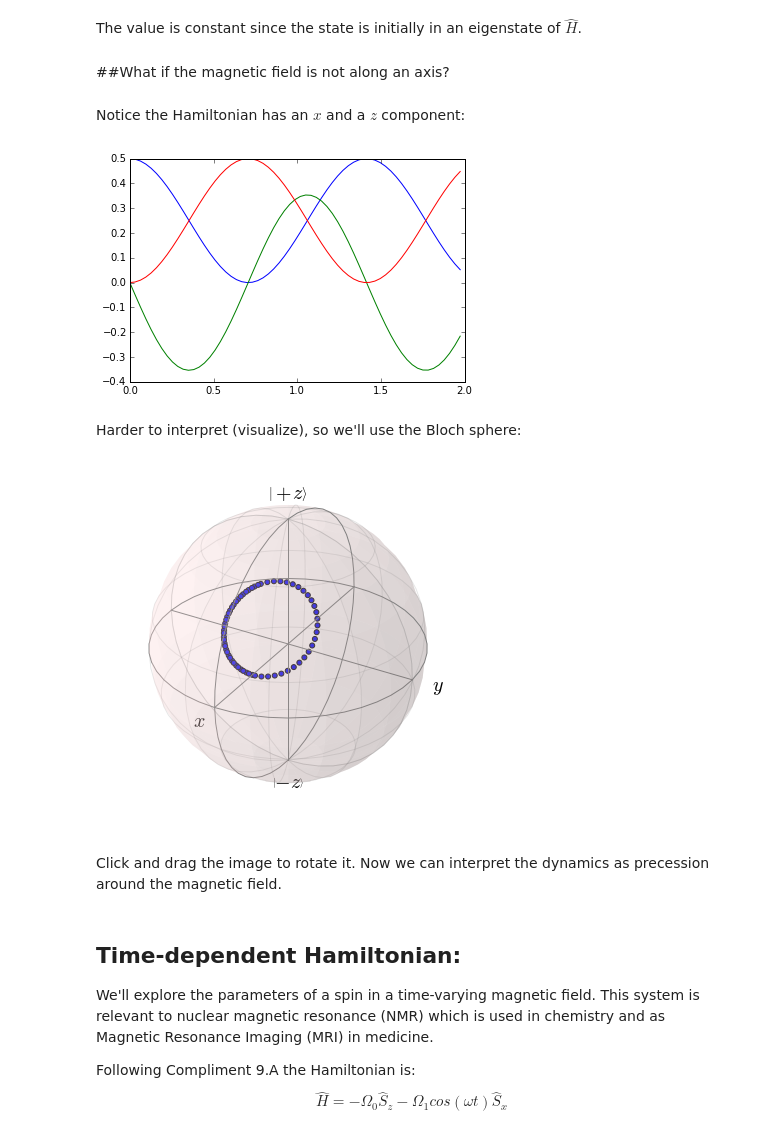
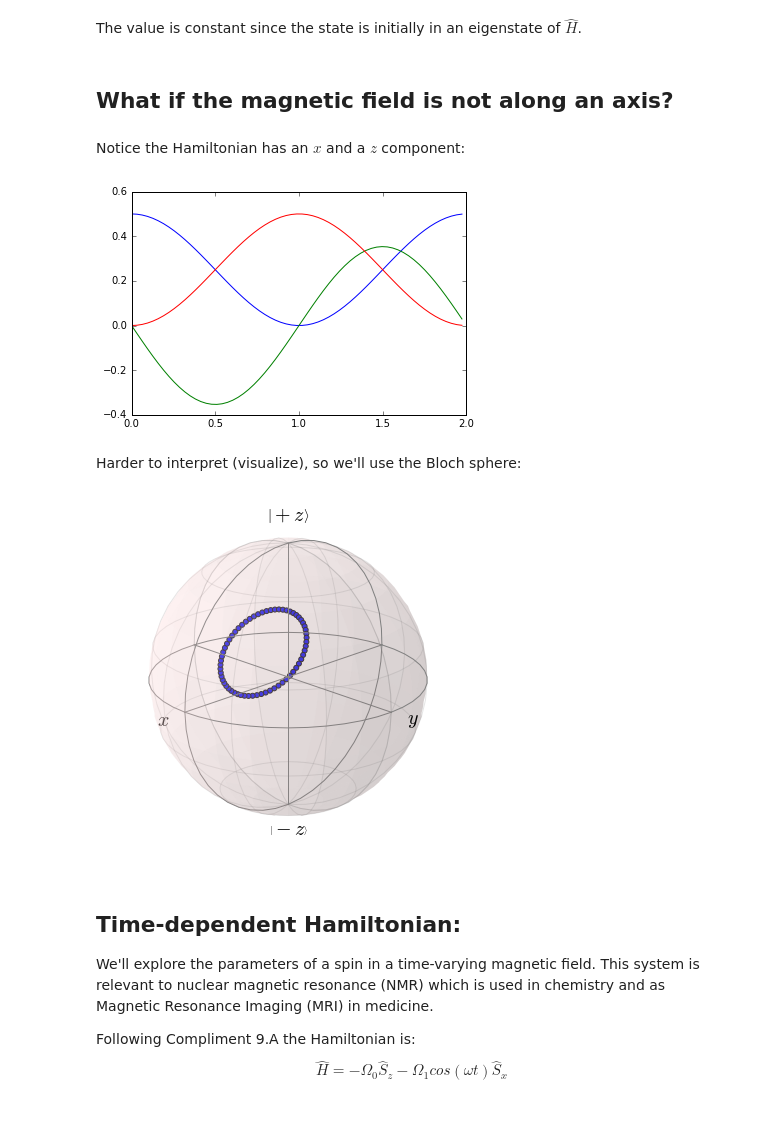
Before and after one commit to amcdawes/QMlabs, a Jupyter notebook: Lab 7 - Time Evolution.ipynb, the cells around one changed output. Drawn from its saved outputs; the diff is of its cells as text; code cells hidden in the pictures.

```diff
--- a/Lab 7 - Time Evolution.ipynb
+++ b/Lab 7 - Time Evolution.ipynb
@@ -62,12 +62,12 @@ plt.plot(result3.times,result3.expect[0])
 # %% [markdown]
 The value is constant since the state is initially in an eigenstate of $\hat{H}$.
 # %% [markdown]
-##What if the magnetic field is not along an axis?
+## What if the magnetic field is not along an axis?
 # %% [markdown]
 Notice the Hamiltonian has an $x$ and a $z$ component:
 # %%
 omega=2
-H = -omega*(Sz + Sx)
+H = -omega/sqrt(2)*(Sz + Sx)
 t = arange(0,2*pi/omega,0.05)
 # %%
 result4 = sesolve(H, px, t, [Sx, Sy, Sz])
@@ -75,7 +75,7 @@ result4 = sesolve(H, px, t, [Sx, Sy, Sz])
 for r in result4.expect:
     plt.plot(result4.times*omega/pi, r)
 # %% [output]
-[figure, old version]
+[figure, new version]
 # %% [markdown]
 Harder to interpret (visualize), so we'll use the Bloch sphere:
 # %%
@@ -83,12 +83,11 @@ sx, sy, sz = result4.expect
 # %%
 b = Bloch()
 b.add_points([sx,sy,sz])
 b.zlabel = ['$\\left|+z\\right>$', '$\\left|-z\\right>$']
+b.view = [-45,20]
 b.show()
 # %% [output]
-[figure, old version]
+[figure, new version]
-# %% [markdown]
-Click and drag the image to rotate it. Now we can interpret the dynamics as precession around the magnetic field.
 # %% [markdown]
 ## Time-dependent Hamiltonian:
 We'll explore the parameters of a spin in a time-varying magnetic field. This system is relevant to nuclear magnetic resonance (NMR) which is used in chemistry and as Magnetic Resonance Imaging (MRI) in medicine.
```
Also changed, not shown: parts of 10 cells of this notebook.
